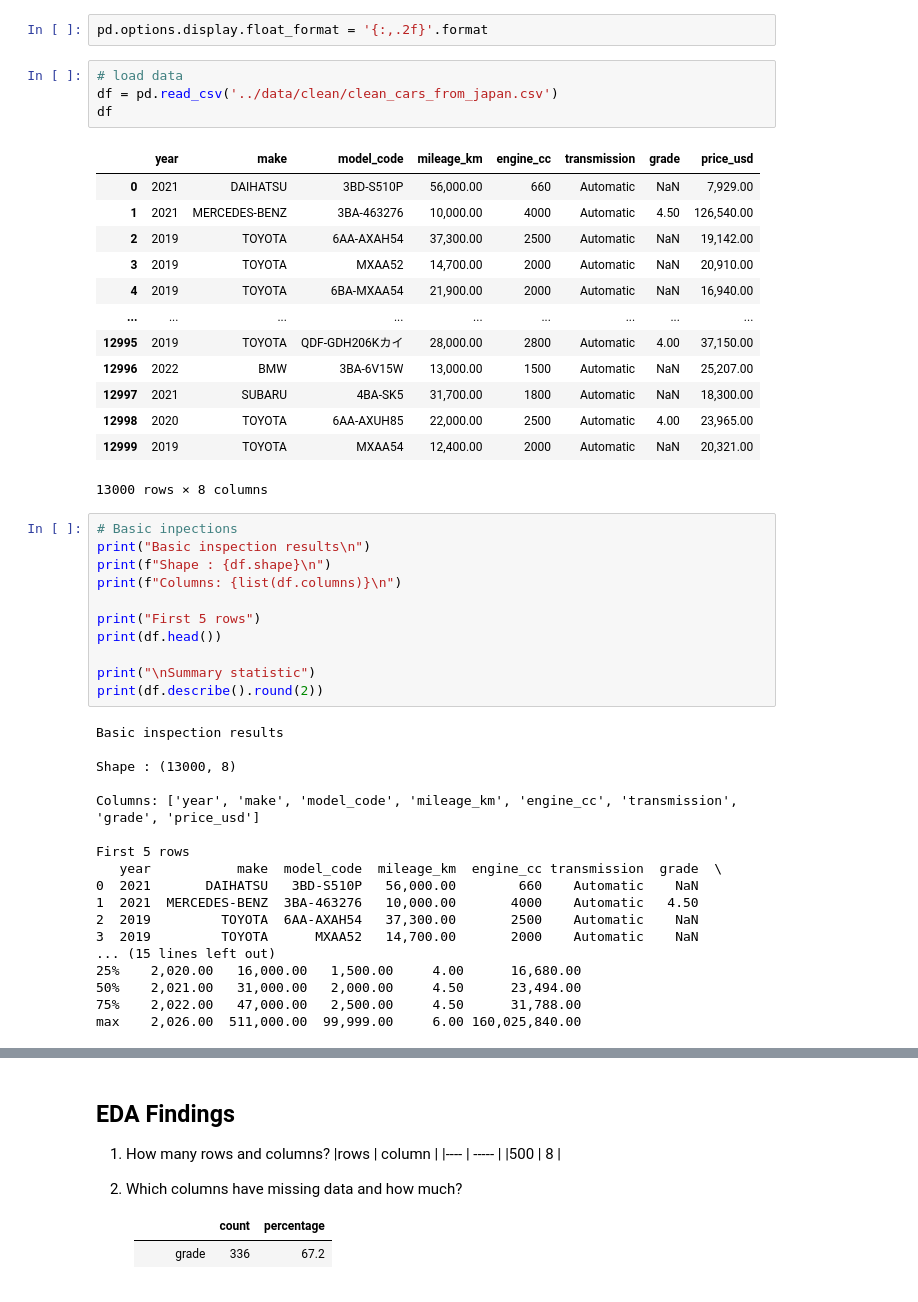
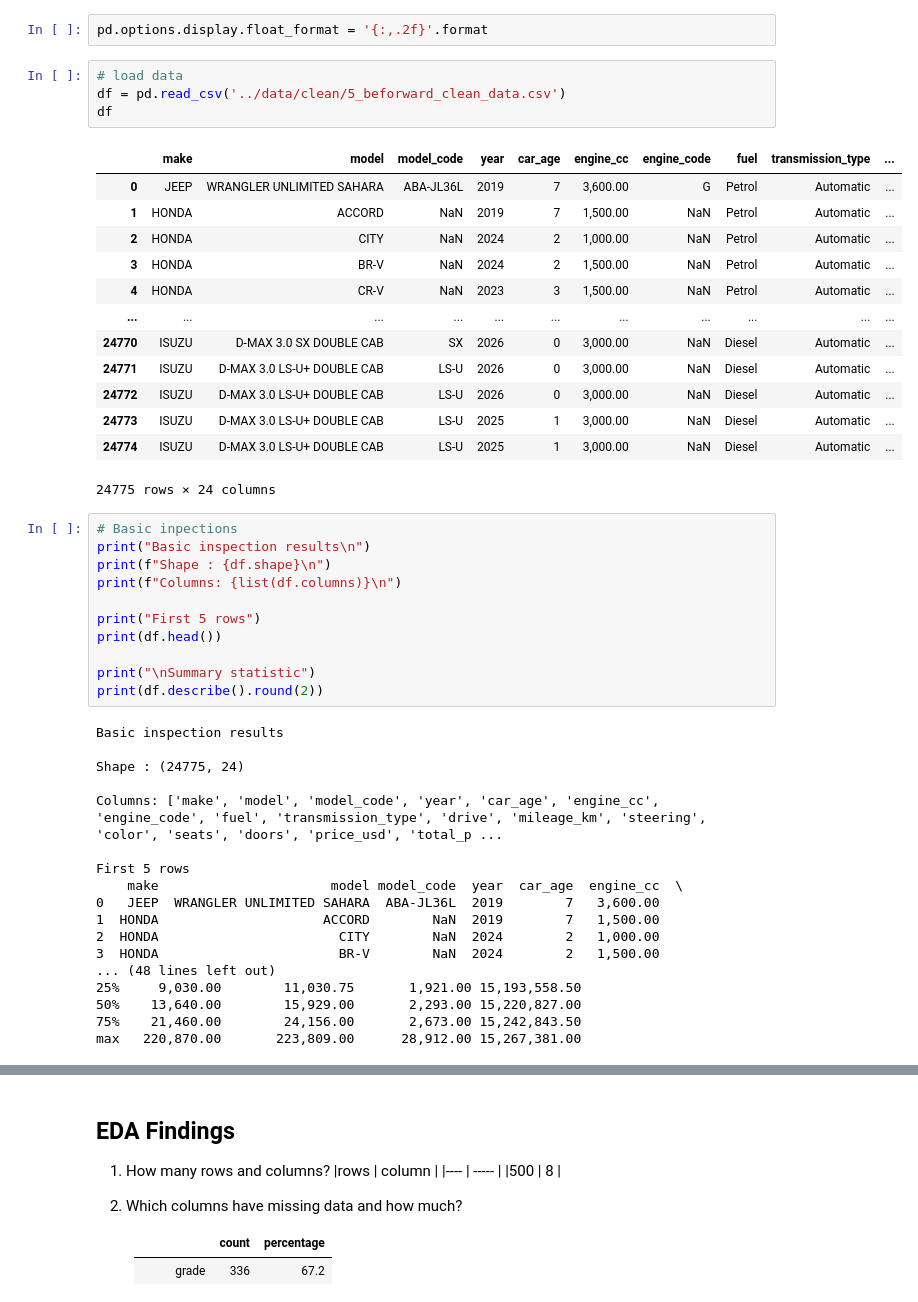
Before and after one commit to sirsona/japan-car-import, a Jupyter notebook: notebooks/02_eda.ipynb, the cells around one changed output, grey strips where cells are left out. Drawn from its saved outputs; the diff is of its cells as text.

```diff
--- a/notebooks/02_eda.ipynb
+++ b/notebooks/02_eda.ipynb
@@ -10,22 +10,22 @@ import matplotlib.ticker as mtick
 pd.options.display.float_format = '{:,.2f}'.format
 # %%
 # load data
-df = pd.read_csv('../data/clean/clean_cars_from_japan.csv')
+df = pd.read_csv('../data/clean/5_beforward_clean_data.csv')
 df
 # %% [output]
-|  | year | make | model_code | mileage_km | engine_cc | transmission | grade | price_usd |
-| 0 | 2021 | DAIHATSU | 3BD-S510P | 56,000.00 | 660 | Automatic | NaN | 7,929.00 |
-| 1 | 2021 | MERCEDES-BENZ | 3BA-463276 | 10,000.00 | 4000 | Automatic | 4.50 | 126,540.00 |
-| 2 | 2019 | TOYOTA | 6AA-AXAH54 | 37,300.00 | 2500 | Automatic | NaN | 19,142.00 |
-| 3 | 2019 | TOYOTA | MXAA52 | 14,700.00 | 2000 | Automatic | NaN | 20,910.00 |
-| 4 | 2019 | TOYOTA | 6BA-MXAA54 | 21,900.00 | 2000 | Automatic | NaN | 16,940.00 |
-| ... | ... | ... | ... | ... | ... | ... | ... | ... |
-| 12995 | 2019 | TOYOTA | QDF-GDH206Kカイ | 28,000.00 | 2800 | Automatic | 4.00 | 37,150.00 |
-| 12996 | 2022 | BMW | 3BA-6V15W | 13,000.00 | 1500 | Automatic | NaN | 25,207.00 |
-| 12997 | 2021 | SUBARU | 4BA-SK5 | 31,700.00 | 1800 | Automatic | NaN | 18,300.00 |
-| 12998 | 2020 | TOYOTA | 6AA-AXUH85 | 22,000.00 | 2500 | Automatic | 4.00 | 23,965.00 |
-| 12999 | 2019 | TOYOTA | MXAA54 | 12,400.00 | 2000 | Automatic | NaN | 20,321.00 |
+|  | make | model | model_code | year | car_age | engine_cc | engine_code | fuel | transmission_type | ... |
+| 0 | JEEP | WRANGLER UNLIMITED SAHARA | ABA-JL36L | 2019 | 7 | 3,600.00 | G | Petrol | Automatic | ... |
+| 1 | HONDA | ACCORD | NaN | 2019 | 7 | 1,500.00 | NaN | Petrol | Automatic | ... |
+| 2 | HONDA | CITY | NaN | 2024 | 2 | 1,000.00 | NaN | Petrol | Automatic | ... |
+| 3 | HONDA | BR-V | NaN | 2024 | 2 | 1,500.00 | NaN | Petrol | Automatic | ... |
+| 4 | HONDA | CR-V | NaN | 2023 | 3 | 1,500.00 | NaN | Petrol | Automatic | ... |
+| ... | ... | ... | ... | ... | ... | ... | ... | ... | ... | ... |
+| 24770 | ISUZU | D-MAX 3.0 SX DOUBLE CAB | SX | 2026 | 0 | 3,000.00 | NaN | Diesel | Automatic | ... |
+| 24771 | ISUZU | D-MAX 3.0 LS-U+ DOUBLE CAB | LS-U | 2026 | 0 | 3,000.00 | NaN | Diesel | Automatic | ... |
+| 24772 | ISUZU | D-MAX 3.0 LS-U+ DOUBLE CAB | LS-U | 2026 | 0 | 3,000.00 | NaN | Diesel | Automatic | ... |
+| 24773 | ISUZU | D-MAX 3.0 LS-U+ DOUBLE CAB | LS-U | 2025 | 1 | 3,000.00 | NaN | Diesel | Automatic | ... |
+| 24774 | ISUZU | D-MAX 3.0 LS-U+ DOUBLE CAB | LS-U | 2025 | 1 | 3,000.00 | NaN | Diesel | Automatic | ... |
-13000 rows × 8 columns
+24775 rows × 24 columns
 # %%
 # Basic inpections
 print("Basic inspection results\n")
@@ -40,21 +40,21 @@ print(df.describe().round(2))
 # %% [output]
 Basic inspection results
 
-Shape : (13000, 8)
+Shape : (24775, 24)
 
-Columns: ['year', 'make', 'model_code', 'mileage_km', 'engine_cc', 'transmission', 'grade', 'price_usd']
+Columns: ['make', 'model', 'model_code', 'year', 'car_age', 'engine_cc', 'engine_code', 'fuel', 'transmission_type', 'drive', 'mileage_km', 'steering', 'color', 'seats', 'doors', 'price_usd', 'total_p ...
 
 First 5 rows
-   year           make  model_code  mileage_km  engine_cc transmission  grade  \
-0  2021       DAIHATSU   3BD-S510P   56,000.00        660    Automatic    NaN
-1  2021  MERCEDES-BENZ  3BA-463276   10,000.00       4000    Automatic   4.50
-2  2019         TOYOTA  6AA-AXAH54   37,300.00       2500    Automatic    NaN
-3  2019         TOYOTA      MXAA52   14,700.00       2000    Automatic    NaN
-... (15 lines left out)
-25%    2,020.00   16,000.00   1,500.00     4.00      16,680.00
-50%    2,021.00   31,000.00   2,000.00     4.50      23,494.00
-75%    2,022.00   47,000.00   2,500.00     4.50      31,788.00
-max    2,026.00  511,000.00  99,999.00     6.00 160,025,840.00
+    make                      model model_code  year  car_age  engine_cc  \
+0   JEEP  WRANGLER UNLIMITED SAHARA  ABA-JL36L  2019        7   3,600.00
+1  HONDA                     ACCORD        NaN  2019        7   1,500.00
+2  HONDA                       CITY        NaN  2024        2   1,000.00
+3  HONDA                       BR-V        NaN  2024        2   1,500.00
+... (48 lines left out)
+25%     9,030.00        11,030.75       1,921.00 15,193,558.50
+50%    13,640.00        15,929.00       2,293.00 15,220,827.00
+75%    21,460.00        24,156.00       2,673.00 15,242,843.50
+max   220,870.00       223,809.00      28,912.00 15,267,381.00
 # %%
 # Missing Values
 print("Missing Values")
```
Also changed, not shown: parts of 7 cells of this notebook.
